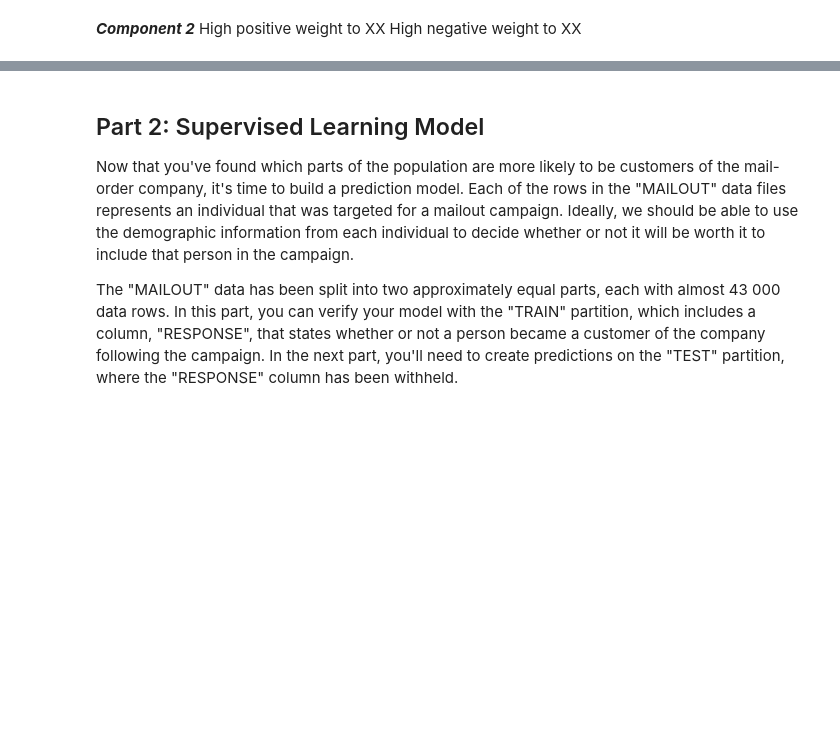
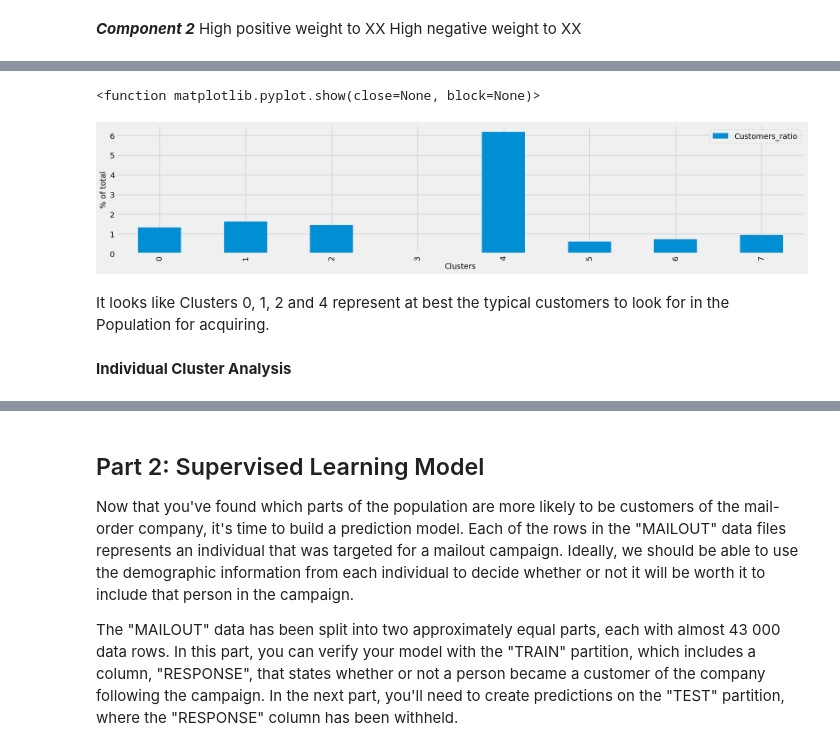
Before and after one commit to Aleaume/Udacity_DataSc_P4, a Jupyter notebook: Arvato Project Workbook.ipynb, the cells around one changed output, grey strips where cells are left out. Saved outputs shown, nothing was run; the diff lists cells and outputs as text; code cells hidden in the pictures; blank space fills up the shorter version.

```diff
--- a/Arvato Project Workbook.ipynb
+++ b/Arvato Project Workbook.ipynb
@@ -557,0 +668,15 @@ High negative weight to XX
+# %%
+#Last step to determine what could be the potential clusters representing at best the customers we can do a ratio of customers / general population
+
+clusters_df["Customers_ratio"] = clusters_df["Customers_perc"] / clusters_df["Population_perc"]
+ax = clusters_df.iloc[:,5:].plot(kind="bar", figsize=(20,4));
+plt.xlabel('Clusters')
+plt.ylabel('% of total')
+plt.show
+# %% [output]
+<function matplotlib.pyplot.show(close=None, block=None)>
+[figure, added]
+# %% [markdown]
+It looks like Clusters 0, 1, 2 and 4 represent at best the typical customers to look for in the Population for acquiring.
+# %% [markdown]
+**Individual Cluster Analysis**
```
Also changed, not shown: parts of 19 cells of this notebook, 1 other file.
